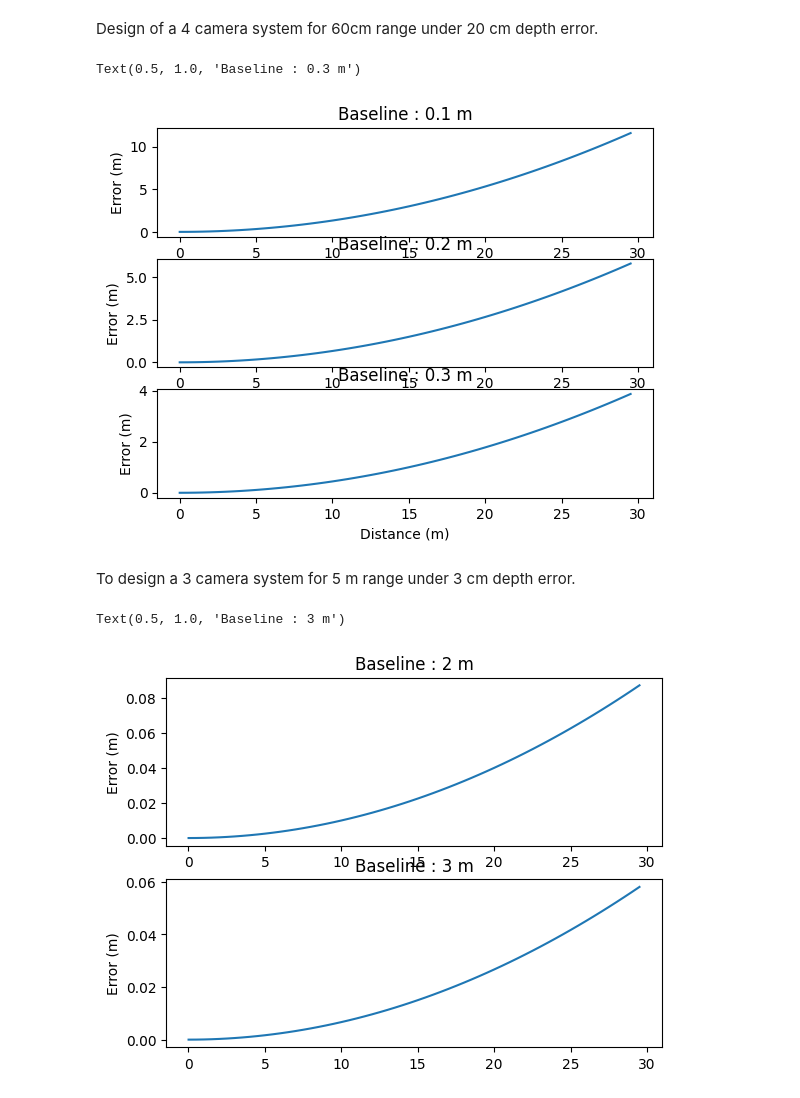
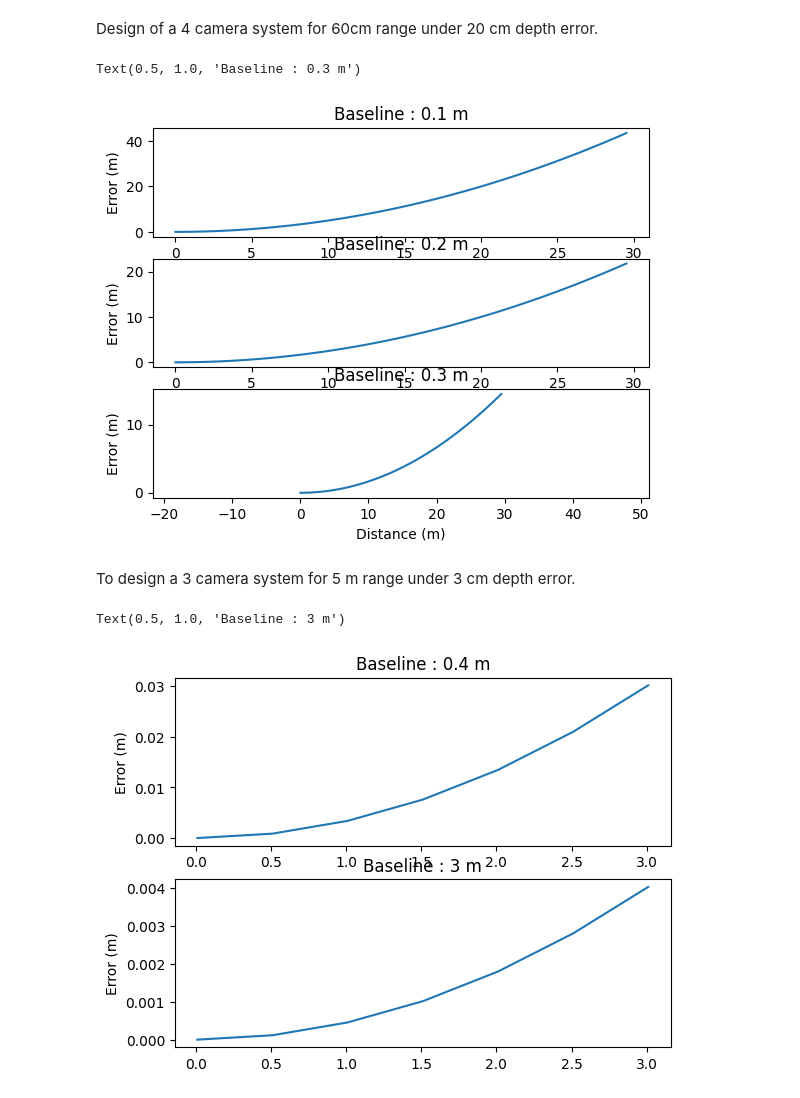
Before and after one commit to KayalvizhiT513/Learning-Computer-Vision, a Jupyter notebook: Stereo_camera_config.ipynb, the cells around one changed output. Saved outputs shown, nothing was run; the diff lists cells and outputs as text; code cells hidden in the pictures.

```diff
--- a/Stereo_camera_config.ipynb
+++ b/Stereo_camera_config.ipynb
@@ -8,45 +11,49 @@ Design of a 4 camera system for 60cm range under 20 cm depth error.
 # %%
 # Stereo error
 
-ed = 0.2 # error in depth
+ed = 0.75 # error in disparity
 baseline = 0.1
 focal_length = 150
-
+# Ax^2 + Bx + C
+# (ed/(baseline*focal_length))z^2
+# A = ed/(baseline*focal_length)
+# B = 0, C = 0
 zrange = np.arange(0.01, 30.00, 0.5) # range of disparity
 
 ez1 = [(z*z*ed)/(baseline*focal_length) for z in zrange]
 
 fig, axes = plt.subplots(3,1)
-
+plt.axis('equal')
 axes[0].plot(zrange, ez1)
 axes[0].set(ylabel='Error (m)')
 axes[0].set_title(f'Baseline : {baseline} m')
+
 
 baseline = 0.2
 ez2 = [(z*z*ed)/(baseline*focal_length) for z in zrange]
 axes[1].plot(zrange, ez2)
 axes[1].set(ylabel='Error (m)')
 axes[1].set_title(f'Baseline : {baseline} m')
 
 baseline = 0.3
 ez3 = [(z*z*ed)/(baseline*focal_length) for z in zrange]
 axes[2].plot(zrange, ez3)
 axes[2].set(xlabel='Distance (m)')
 axes[2].set(ylabel='Error (m)')
 axes[2].set_title(f'Baseline : {baseline} m')
 # %% [output]
 Text(0.5, 1.0, 'Baseline : 0.3 m')
-[figure, old version]
+[figure, new version]
 # %% [markdown]
 To design a 3 camera system for 5 m range under 3 cm depth error.
 # %%
 # Stereo error
 
-ed = 0.03 # error in depth
-baseline = 2
+ed = 0.2 # error in disparity
+baseline = 0.4
 focal_length = 150
 
-zrange = np.arange(0.01, 30.00, 0.5) # range of disparity
+zrange = np.arange(0.01, 3.50, 0.5) # range of depth
 
 ez1 = [(z*z*ed)/(baseline*focal_length) for z in zrange]
 
@@ -63,4 +70,4 @@ axes[1].set(ylabel='Error (m)')
 axes[1].set_title(f'Baseline : {baseline} m')
 # %% [output]
 Text(0.5, 1.0, 'Baseline : 3 m')
-[figure, old version]
+[figure, new version]
```
Also changed, not shown: parts of 1 cell of this notebook.
